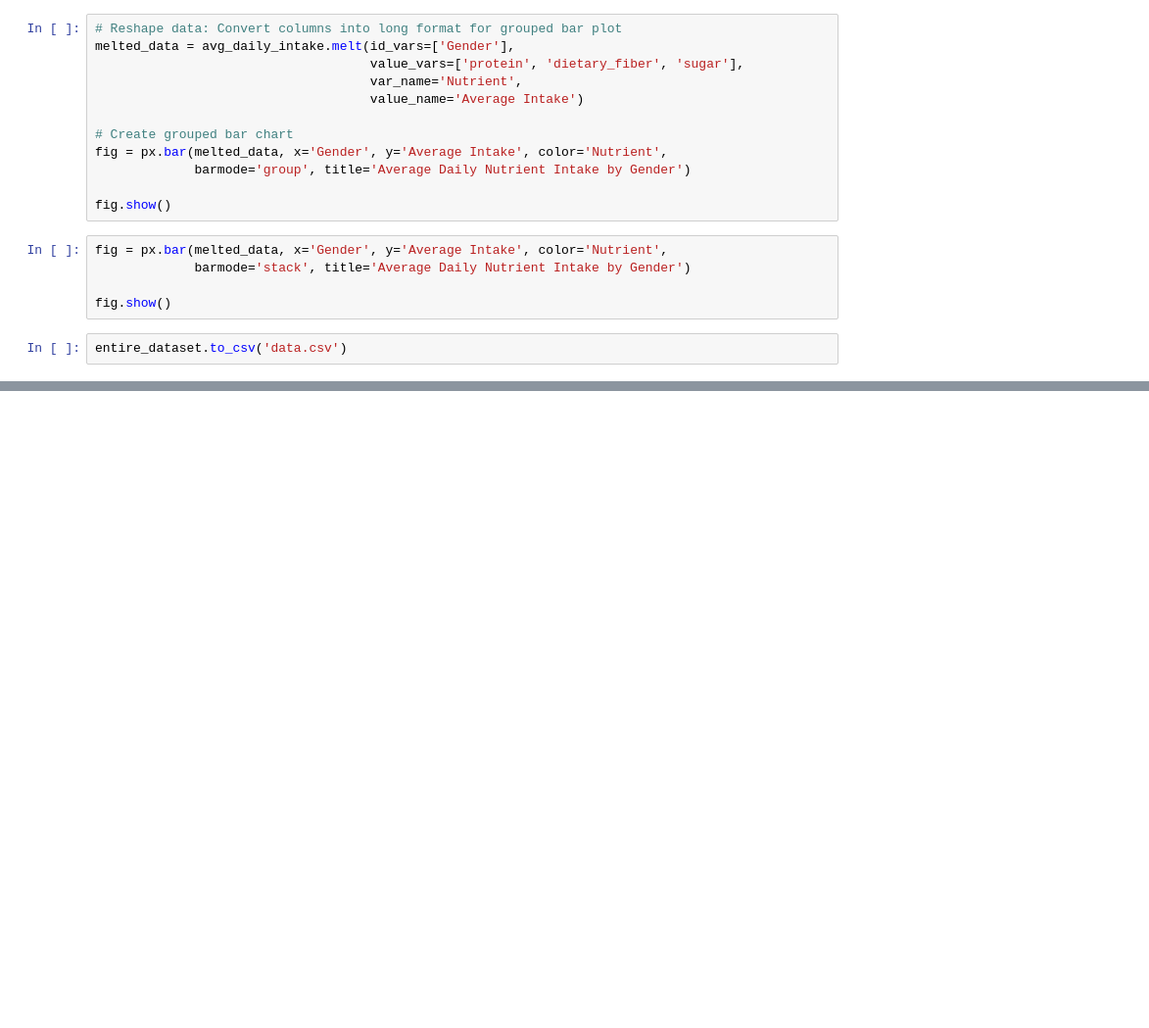
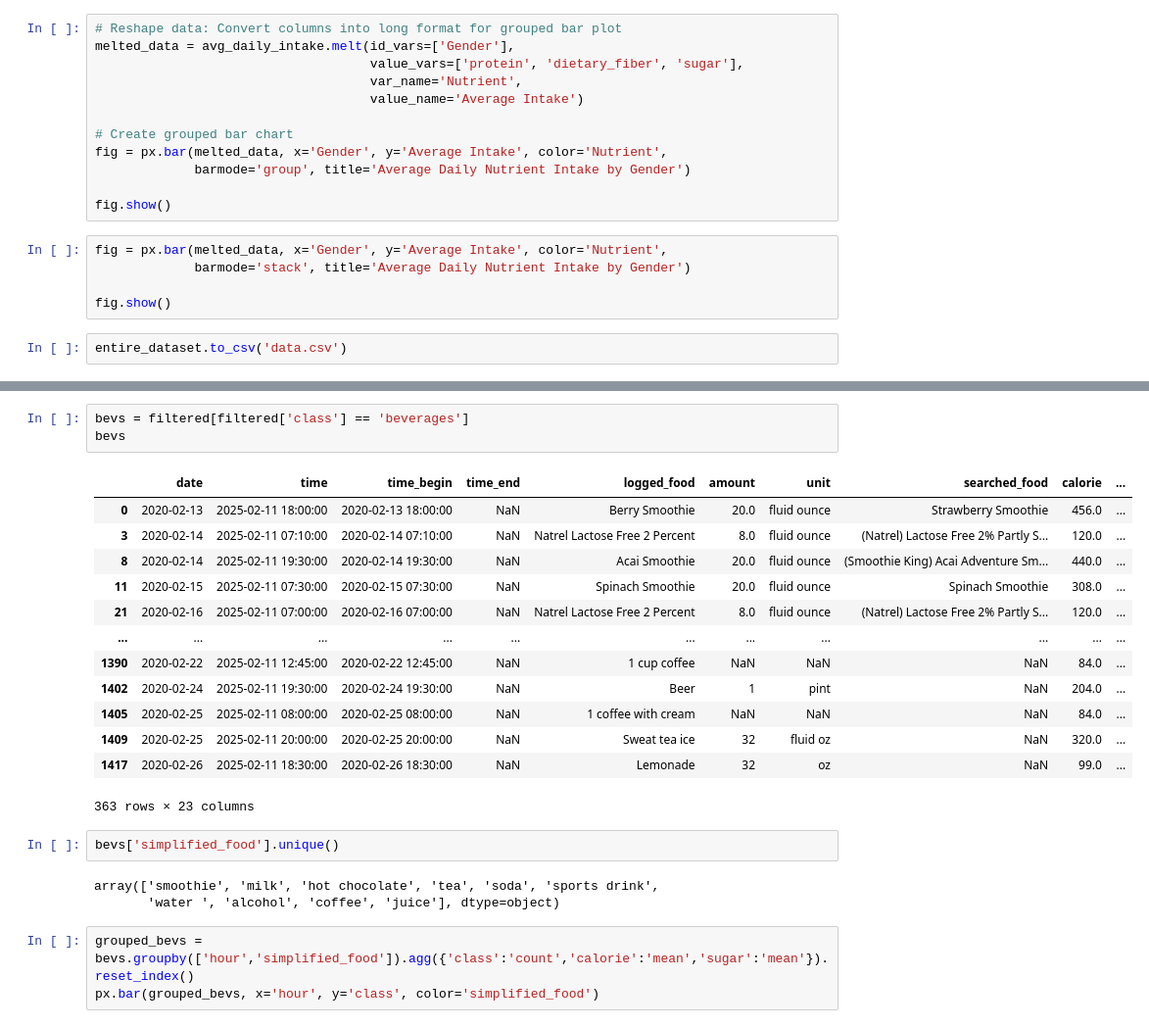
Before and after one commit to chriss-mo/dsc106-proj3, a Jupyter notebook: eda.ipynb, the cells around one changed output, grey strips where cells are left out. Shown at 98% size. Saved outputs shown, nothing was run; the diff lists cells and outputs as text; blank space fills up the shorter version.

```diff
--- a/eda.ipynb
+++ b/eda.ipynb
@@ -328,0 +437,25 @@ entire_dataset.to_csv('data.csv')
+# %%
+bevs = filtered[filtered['class'] == 'beverages']
+bevs
+# %% [output]
+|  | date | time | time_begin | time_end | logged_food | amount | unit | searched_food | calorie | ... |
+| 0 | 2020-02-13 | 2025-02-11 18:00:00 | 2020-02-13 18:00:00 | NaN | Berry Smoothie | 20.0 | fluid ounce | Strawberry Smoothie | 456.0 | ... |
+| 3 | 2020-02-14 | 2025-02-11 07:10:00 | 2020-02-14 07:10:00 | NaN | Natrel Lactose Free 2 Percent | 8.0 | fluid ounce | (Natrel) Lactose Free 2% Partly S... | 120.0 | ... |
+| 8 | 2020-02-14 | 2025-02-11 19:30:00 | 2020-02-14 19:30:00 | NaN | Acai Smoothie | 20.0 | fluid ounce | (Smoothie King) Acai Adventure Sm... | 440.0 | ... |
+| 11 | 2020-02-15 | 2025-02-11 07:30:00 | 2020-02-15 07:30:00 | NaN | Spinach Smoothie | 20.0 | fluid ounce | Spinach Smoothie | 308.0 | ... |
+| 21 | 2020-02-16 | 2025-02-11 07:00:00 | 2020-02-16 07:00:00 | NaN | Natrel Lactose Free 2 Percent | 8.0 | fluid ounce | (Natrel) Lactose Free 2% Partly S... | 120.0 | ... |
+| ... | ... | ... | ... | ... | ... | ... | ... | ... | ... | ... |
+| 1390 | 2020-02-22 | 2025-02-11 12:45:00 | 2020-02-22 12:45:00 | NaN | 1 cup coffee | NaN | NaN | NaN | 84.0 | ... |
+| 1402 | 2020-02-24 | 2025-02-11 19:30:00 | 2020-02-24 19:30:00 | NaN | Beer | 1 | pint | NaN | 204.0 | ... |
+| 1405 | 2020-02-25 | 2025-02-11 08:00:00 | 2020-02-25 08:00:00 | NaN | 1 coffee with cream | NaN | NaN | NaN | 84.0 | ... |
+| 1409 | 2020-02-25 | 2025-02-11 20:00:00 | 2020-02-25 20:00:00 | NaN | Sweat tea ice | 32 | fluid oz | NaN | 320.0 | ... |
+| 1417 | 2020-02-26 | 2025-02-11 18:30:00 | 2020-02-26 18:30:00 | NaN | Lemonade | 32 | oz | NaN | 99.0 | ... |
+363 rows × 23 columns
+# %%
+bevs['simplified_food'].unique()
+# %% [output]
+array(['smoothie', 'milk', 'hot chocolate', 'tea', 'soda', 'sports drink',
+       'water ', 'alcohol', 'coffee', 'juice'], dtype=object)
+# %%
+grouped_bevs = bevs.groupby(['hour','simplified_food']).agg({'class':'count','calorie':'mean','sugar':'mean'}).reset_index()
+px.bar(grouped_bevs, x='hour', y='class', color='simplified_food')
```
Also changed, not shown: parts of 10 cells of this notebook, 2 other files.
